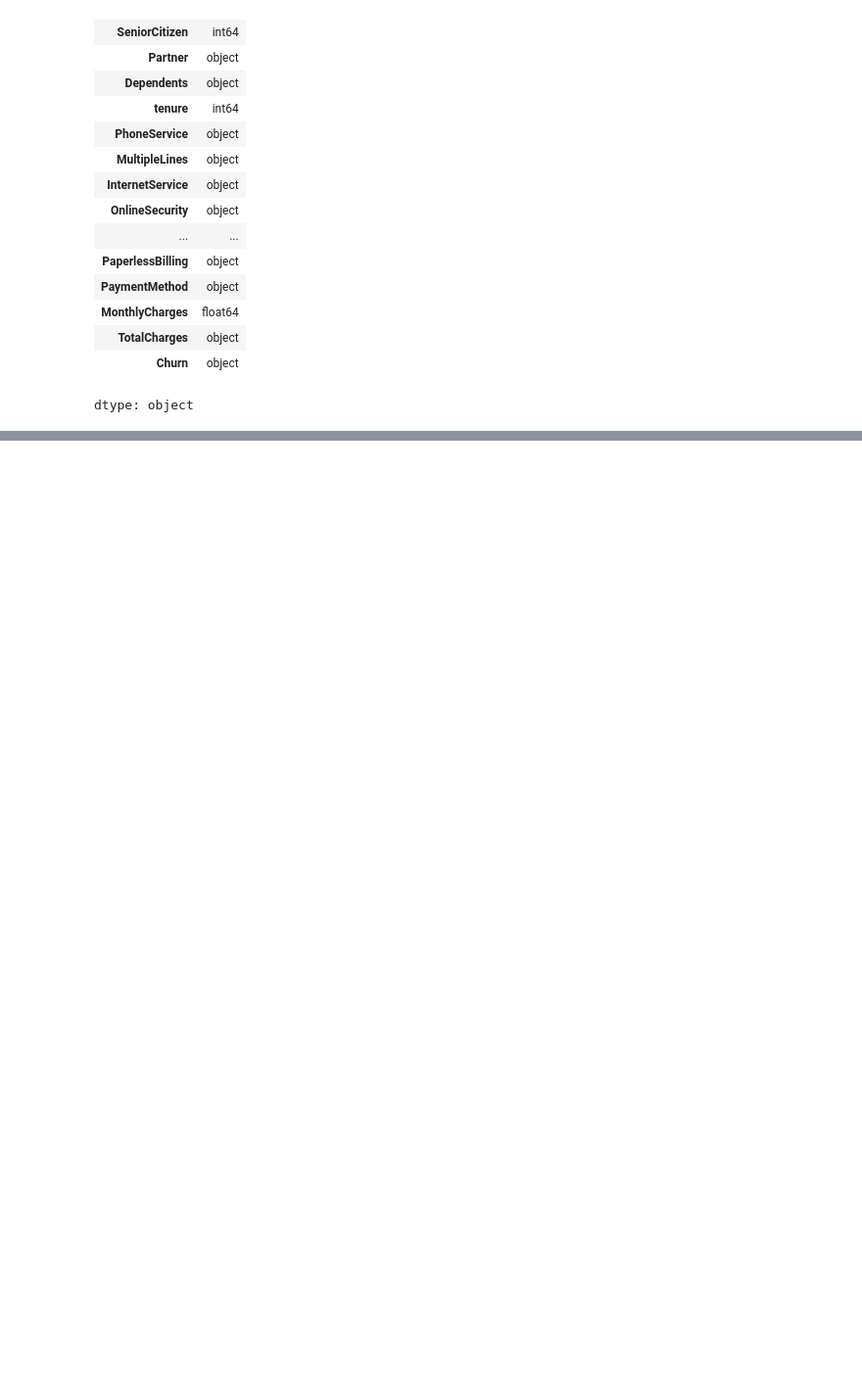
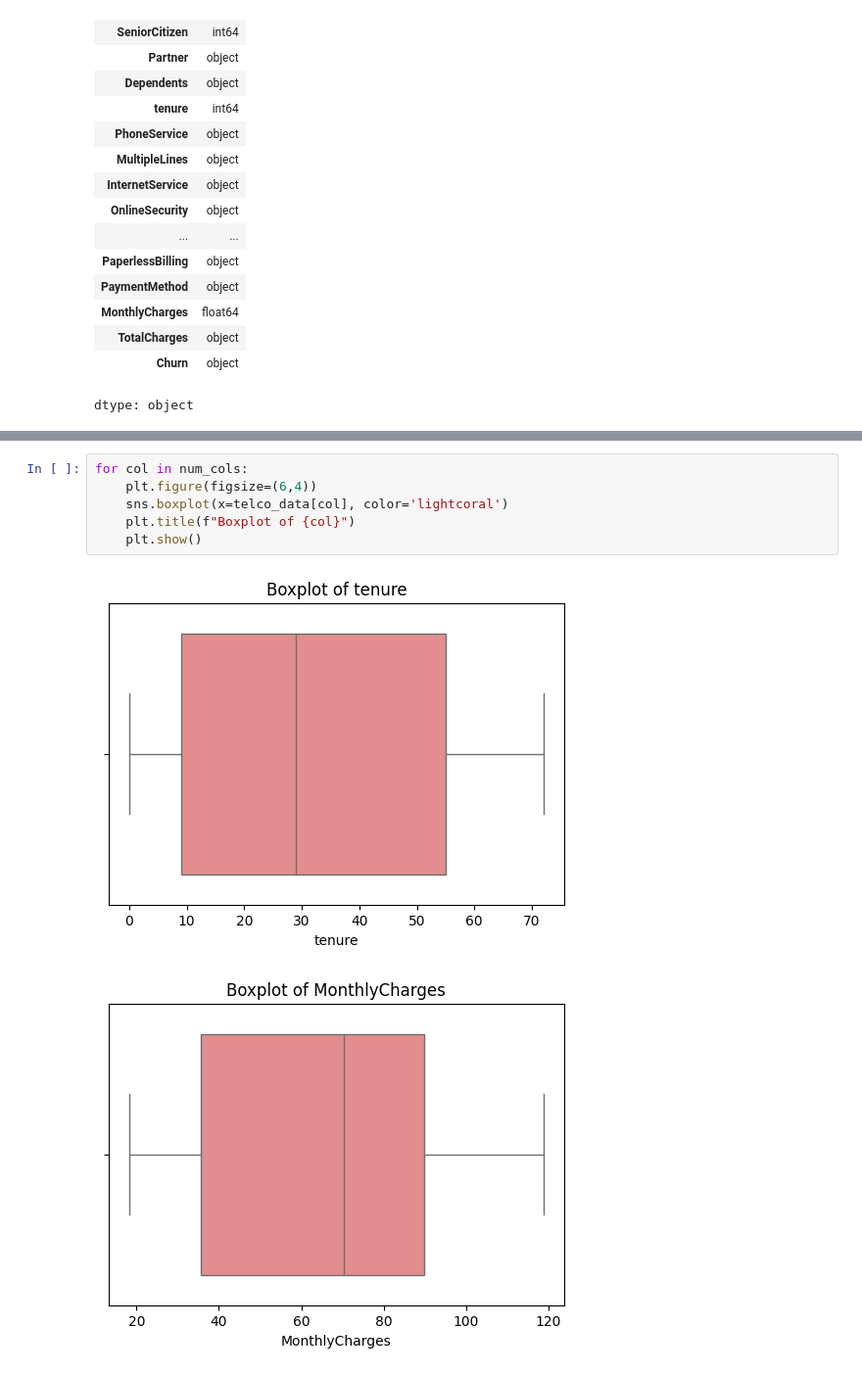
Before and after one commit to Daham-abeyratne/Customer_Churn_Prediction, a Jupyter notebook: costomer_churn_prediciton.ipynb, the cells around one changed output, grey strips where cells are left out. Shown: that part at 98% size. Drawn from its saved outputs; the diff is of its cells as text; blank space fills up the shorter version.

```diff
--- a/costomer_churn_prediciton.ipynb
+++ b/costomer_churn_prediciton.ipynb
@@ -119,0 +258,9 @@ Text(0.5, 1.0, 'Churn Count')
+# %%
+for col in num_cols:
+    plt.figure(figsize=(6,4))
+    sns.boxplot(x=telco_data[col], color='lightcoral')
+    plt.title(f"Boxplot of {col}")
+    plt.show()
+# %% [output]
+[figure, added]
+[figure, added]
```
Also changed, not shown: parts of 29 cells of this notebook.
